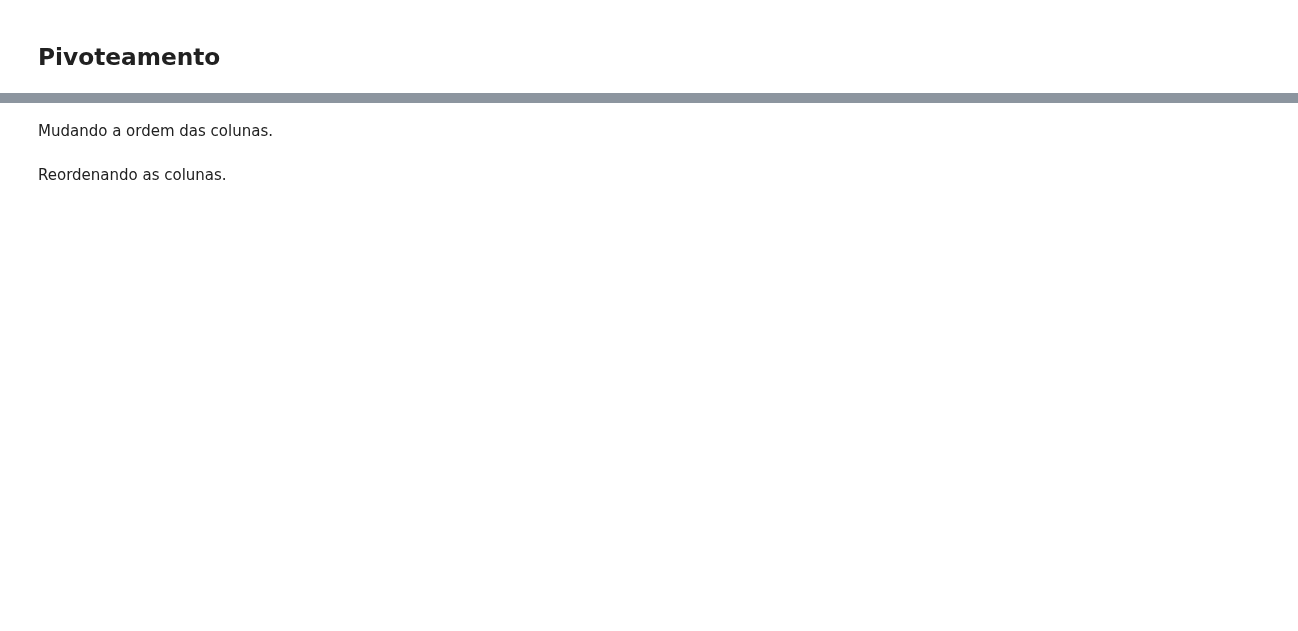
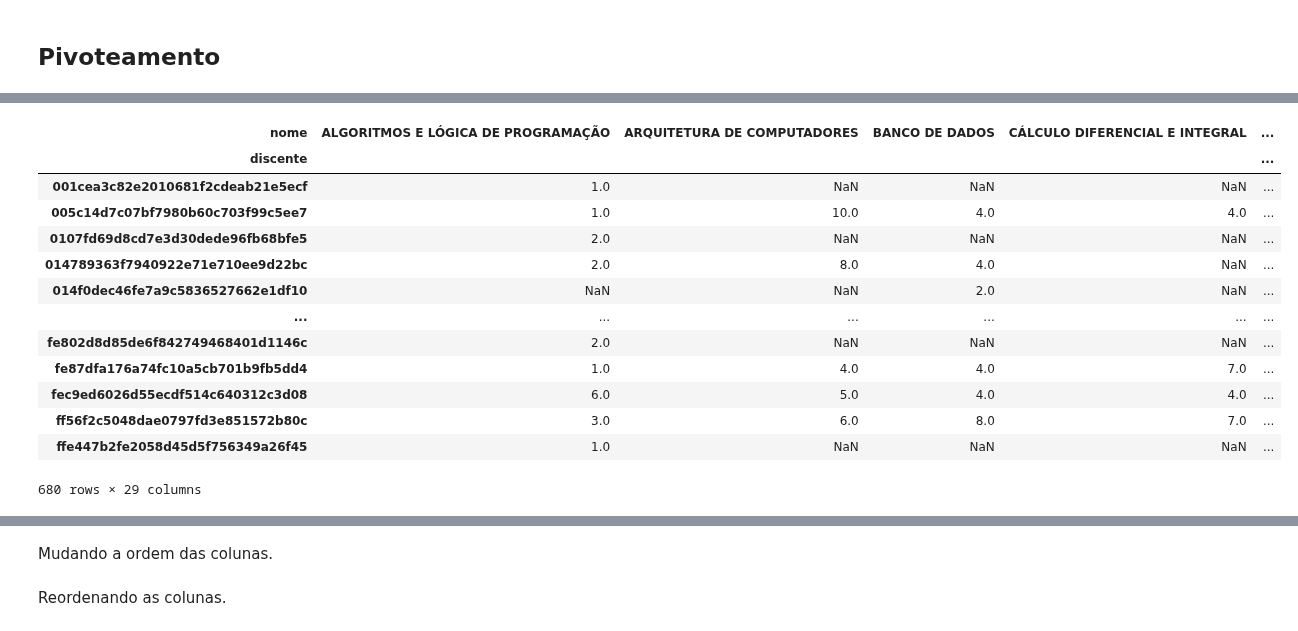
Before and after one commit to wanessabezerra/dataframe-bsi, a Jupyter notebook: dataframe-bsi/dados-extraidos.ipynb, the cells around one changed output, grey strips where cells are left out. Drawn from its saved outputs; the diff is of its cells as text; code cells hidden in the pictures; blank space fills up the shorter version.

```diff
--- a/dataframe-bsi/dados-extraidos.ipynb
+++ b/dataframe-bsi/dados-extraidos.ipynb
@@ -481,8 +473,6 @@ semestres_unicos_por_discente.rename(columns={'ano' : 'semestre_total'}, inplace
 Adicionando a quantidade de *semestres* cursados por cada discente.
 # %%
 tabela_final = tabela_final.merge(semestres_unicos_por_discente, on='discente', how='left')
-# %%
-df_dados_filtrado =df_dados_filtrado.merge(semestres_unicos_por_discente, on='discente', how='left')
 # %% [markdown]
 Dividindo a quantidade de *semestres cursados* pela quantidade de *semestres estimados* no curso.
 # %%
@@ -692,0 +671,22 @@ df_pivot_mf_2 = df_pivot_mf_2.add_suffix('_MEDIA2')
+# %%
+# Criação da tabela pivô com o último valor de semestre_total
+df_pivot_sem = filtrando_unidade.pivot_table(index='discente',
+                                                   columns='nome',
+                                                   values='semestre',
+                                                   aggfunc=lambda x: x.iloc[-1] if len(x) > 0 else np.nan)
+df_pivot_sem
+# %% [output]
+| nome | ALGORITMOS E LÓGICA DE PROGRAMAÇÃO | ARQUITETURA DE COMPUTADORES | BANCO DE DADOS | CÁLCULO DIFERENCIAL E INTEGRAL | ... |
+| discente |  |  |  |  | ... |
+| 001cea3c82e2010681f2cdeab21e5ecf | 1.0 | NaN | NaN | NaN | ... |
+| 005c14d7c07bf7980b60c703f99c5ee7 | 1.0 | 10.0 | 4.0 | 4.0 | ... |
+| 0107fd69d8cd7e3d30dede96fb68bfe5 | 2.0 | NaN | NaN | NaN | ... |
+| 014789363f7940922e71e710ee9d22bc | 2.0 | 8.0 | 4.0 | NaN | ... |
+| 014f0dec46fe7a9c5836527662e1df10 | NaN | NaN | 2.0 | NaN | ... |
+| ... | ... | ... | ... | ... | ... |
+| fe802d8d85de6f842749468401d1146c | 2.0 | NaN | NaN | NaN | ... |
+| fe87dfa176a74fc10a5cb701b9fb5dd4 | 1.0 | 4.0 | 4.0 | 7.0 | ... |
+| fec9ed6026d55ecdf514c640312c3d08 | 6.0 | 5.0 | 4.0 | 4.0 | ... |
+| ff56f2c5048dae0797fd3e851572b80c | 3.0 | 6.0 | 8.0 | 7.0 | ... |
+| ffe447b2fe2058d45d5f756349a26f45 | 1.0 | NaN | NaN | NaN | ... |
+680 rows × 29 columns
```
Also changed, not shown: parts of 31 cells of this notebook.
